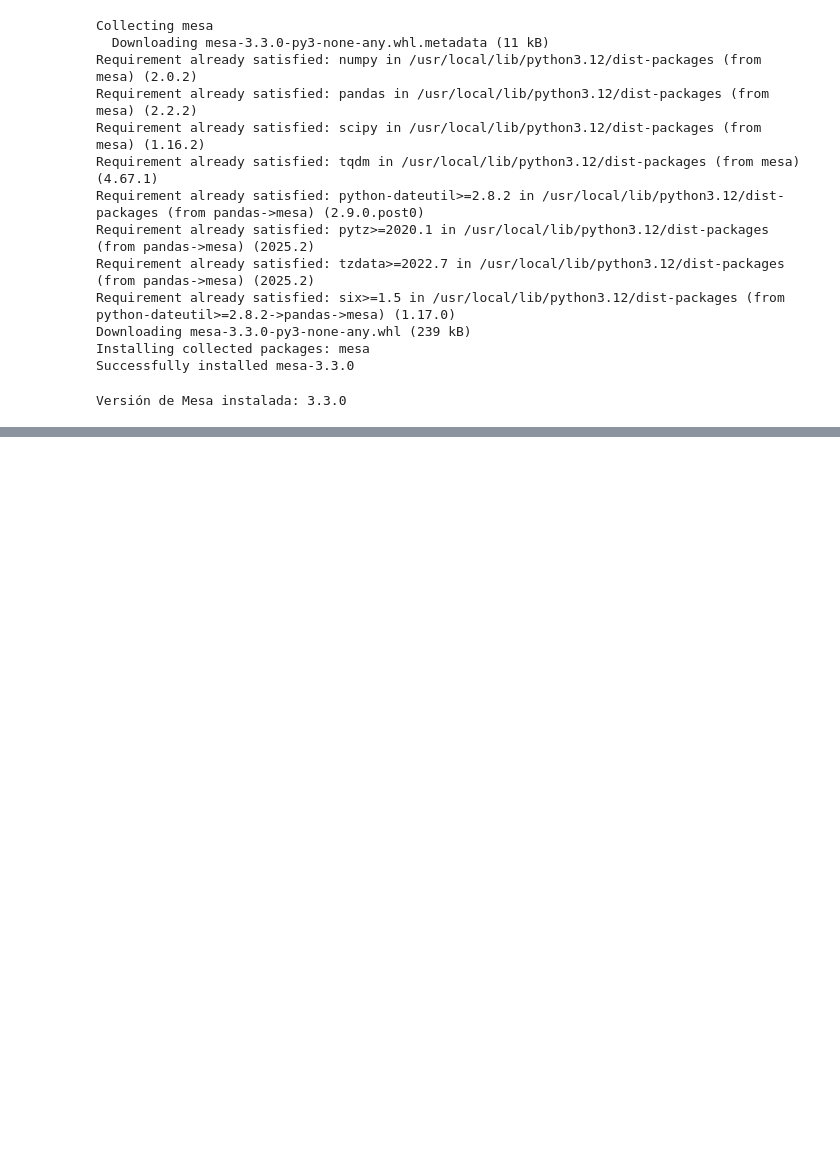
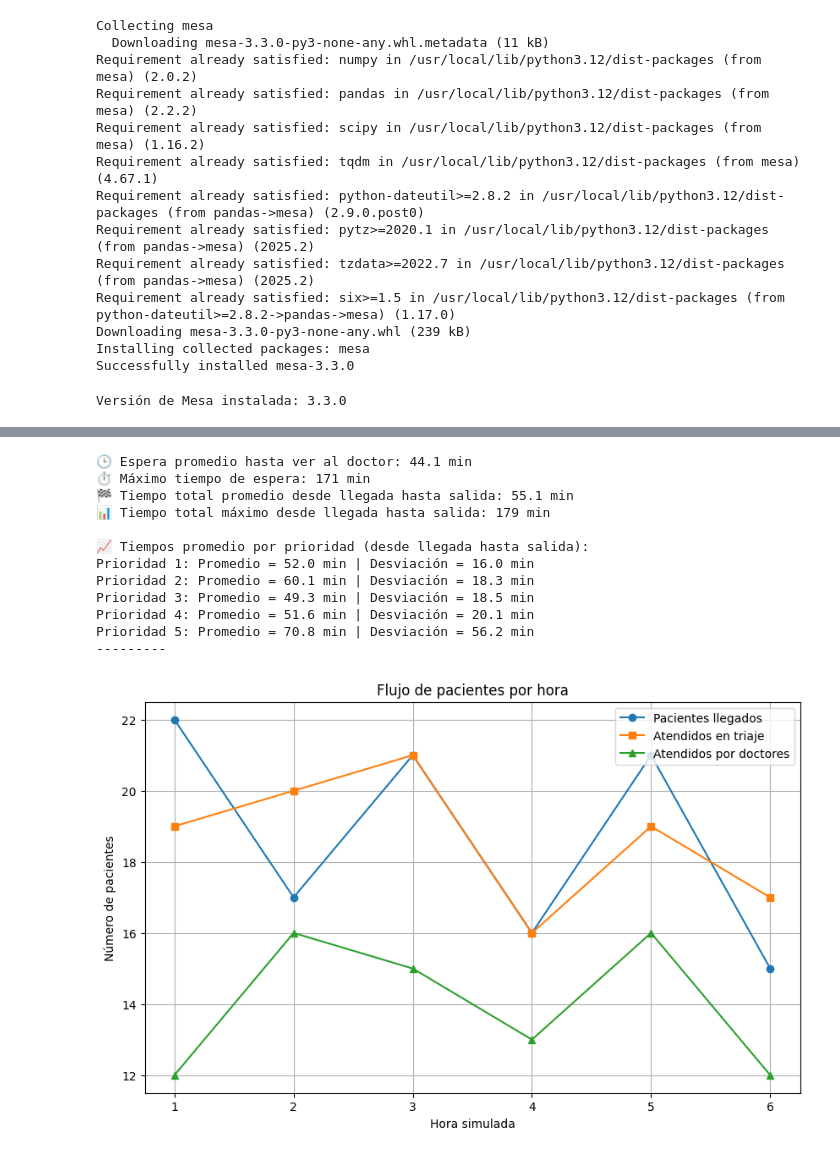
Before and after one commit to stefymojica/MACC, a Jupyter notebook: modelo_clinico.ipynb, the cells around one changed output, grey strips where cells are left out. Saved outputs shown, nothing was run; the diff lists cells and outputs as text; code cells hidden in the pictures; blank space fills up the shorter version.

```diff
--- a/modelo_clinico.ipynb
+++ b/modelo_clinico.ipynb
@@ -350,0 +352,6 @@ Prioridad 5: Promedio = 31.0 min | Desviación = 17.0 min
+# %%
+clinica = Clinica(n_doctores=3, n_triages=3,semilla=50)
+for _ in range(360):
+    clinica.step()
+    if clinica.tick % 180 == 0:
+        clinica.mostrar_estado()
@@ -350,0 +376,18 @@ Prioridad 5: Promedio = 31.0 min | Desviación = 17.0 min
+# %%
+clinica.resumen_tiempos()
+print("---------")
+clinica.graficar_metricas()
+# %% [output]
+🕒 Espera promedio hasta ver al doctor: 44.1 min
+⏱️ Máximo tiempo de espera: 171 min
+🏁 Tiempo total promedio desde llegada hasta salida: 55.1 min
+📊 Tiempo total máximo desde llegada hasta salida: 179 min
+
+📈 Tiempos promedio por prioridad (desde llegada hasta salida):
+Prioridad 1: Promedio = 52.0 min | Desviación = 16.0 min
+Prioridad 2: Promedio = 60.1 min | Desviación = 18.3 min
+Prioridad 3: Promedio = 49.3 min | Desviación = 18.5 min
+Prioridad 4: Promedio = 51.6 min | Desviación = 20.1 min
+Prioridad 5: Promedio = 70.8 min | Desviación = 56.2 min
+---------
+[figure, added]
```
Also changed, not shown: parts of 8 cells of this notebook.
